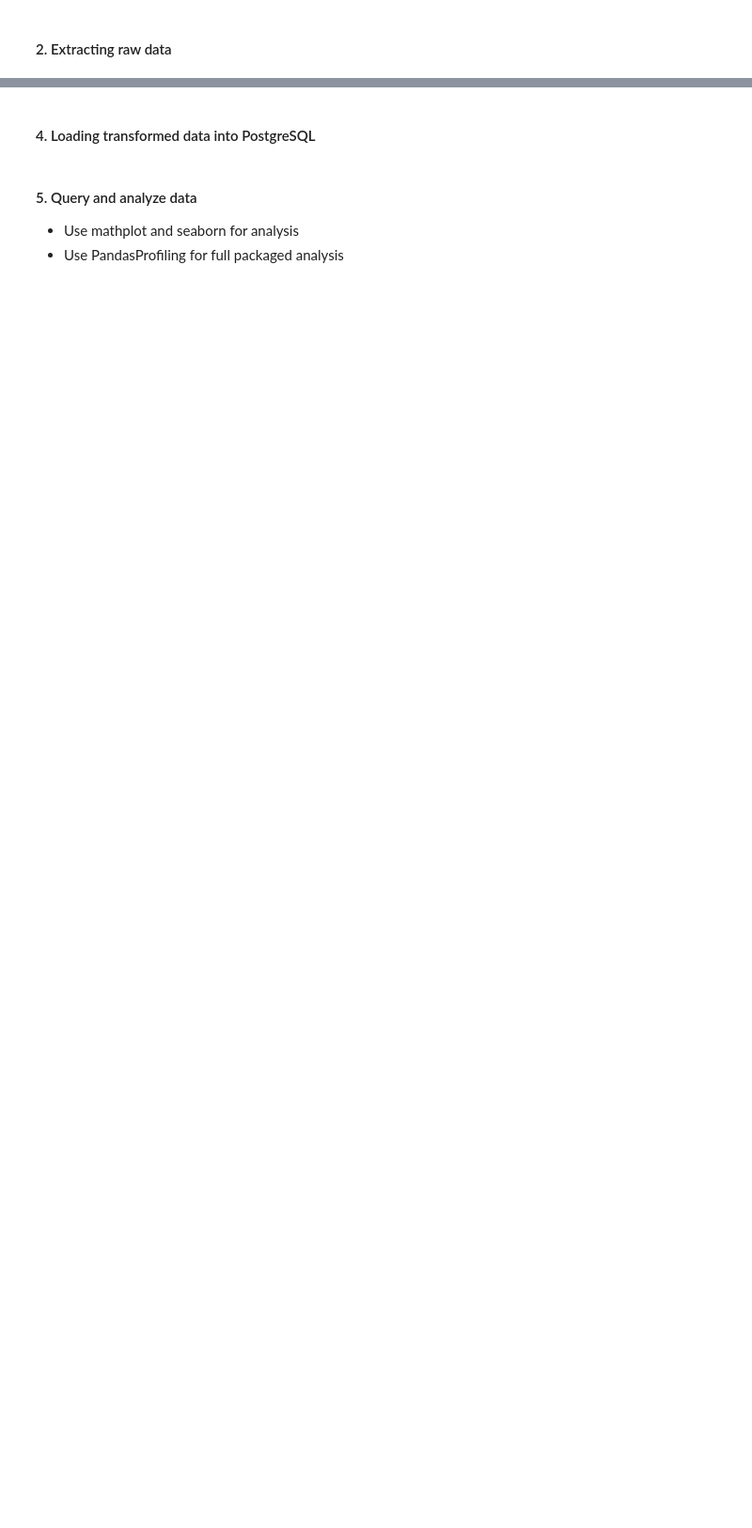
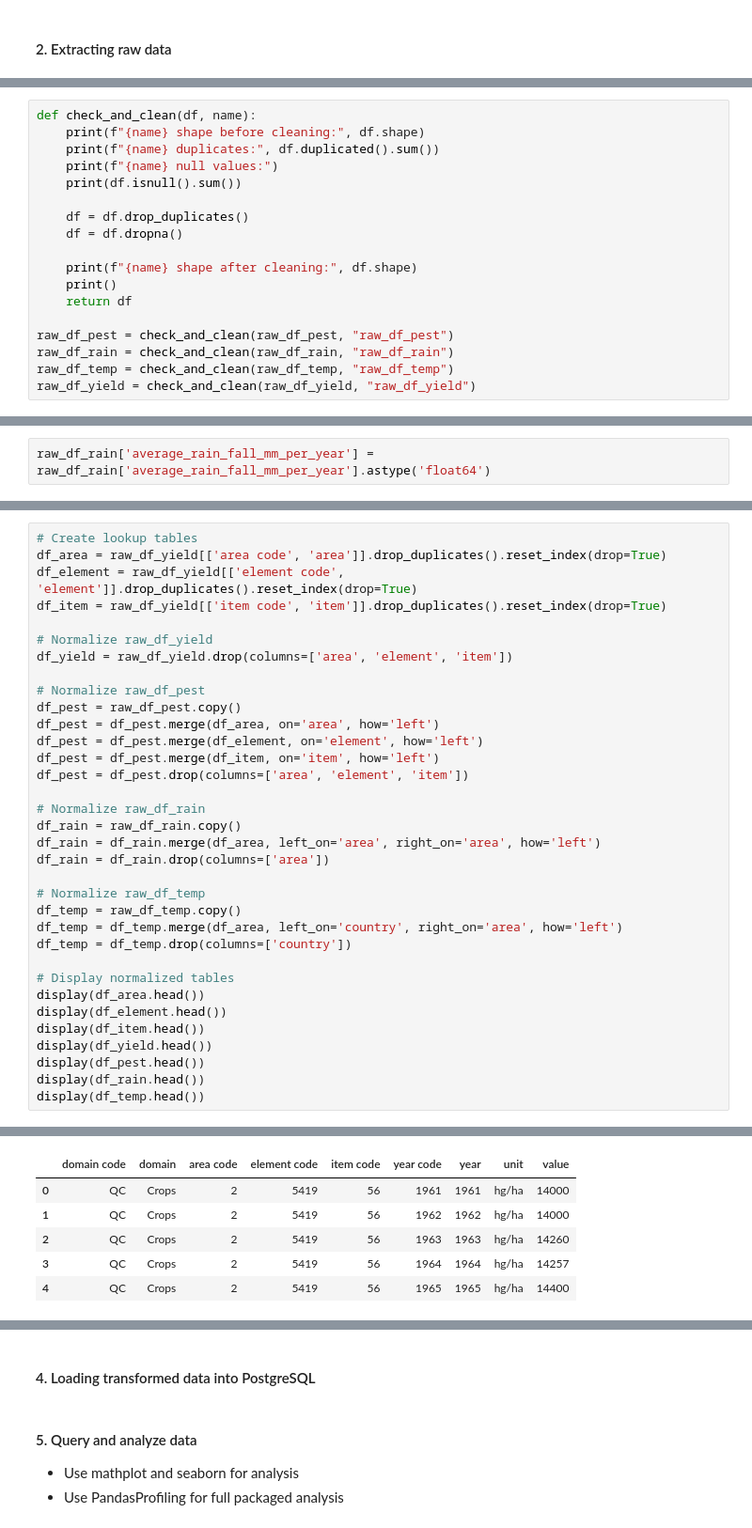
Before and after one commit to JamMeisy/college_cselec1c_finals, a Jupyter notebook: finals.ipynb, the cells around one changed output, grey strips where cells are left out. Shown at 94% size. Cells and saved outputs as stored; diff of their text form; blank space fills up the shorter version.

```diff
--- a/finals.ipynb
+++ b/finals.ipynb
@@ -15,0 +72,18 @@ Path to dataset files: C:\Users\Jam\.cache\kagglehub\datasets\patelris\crop-yiel
+# %%
+def check_and_clean(df, name):
+    print(f"{name} shape before cleaning:", df.shape)
+    print(f"{name} duplicates:", df.duplicated().sum())
+    print(f"{name} null values:")
+    print(df.isnull().sum())
+
+    df = df.drop_duplicates()
+    df = df.dropna()
+
+    print(f"{name} shape after cleaning:", df.shape)
+    print()
+    return df
+
+raw_df_pest = check_and_clean(raw_df_pest, "raw_df_pest")
+raw_df_rain = check_and_clean(raw_df_rain, "raw_df_rain")
+raw_df_temp = check_and_clean(raw_df_temp, "raw_df_temp")
+raw_df_yield = check_and_clean(raw_df_yield, "raw_df_yield")
@@ -15,0 +137,2 @@ Path to dataset files: C:\Users\Jam\.cache\kagglehub\datasets\patelris\crop-yiel
+# %%
+raw_df_rain['average_rain_fall_mm_per_year'] = raw_df_rain['average_rain_fall_mm_per_year'].astype('float64')
@@ -15,0 +141,35 @@ Path to dataset files: C:\Users\Jam\.cache\kagglehub\datasets\patelris\crop-yiel
+# %%
+# Create lookup tables
+df_area = raw_df_yield[['area code', 'area']].drop_duplicates().reset_index(drop=True)
+df_element = raw_df_yield[['element code', 'element']].drop_duplicates().reset_index(drop=True)
+df_item = raw_df_yield[['item code', 'item']].drop_duplicates().reset_index(drop=True)
+
+# Normalize raw_df_yield
+df_yield = raw_df_yield.drop(columns=['area', 'element', 'item'])
+
+# Normalize raw_df_pest
+df_pest = raw_df_pest.copy()
+df_pest = df_pest.merge(df_area, on='area', how='left')
+df_pest = df_pest.merge(df_element, on='element', how='left')
+df_pest = df_pest.merge(df_item, on='item', how='left')
+df_pest = df_pest.drop(columns=['area', 'element', 'item'])
+
+# Normalize raw_df_rain
+df_rain = raw_df_rain.copy()
+df_rain = df_rain.merge(df_area, left_on='area', right_on='area', how='left')
+df_rain = df_rain.drop(columns=['area'])
+
+# Normalize raw_df_temp
+df_temp = raw_df_temp.copy()
+df_temp = df_temp.merge(df_area, left_on='country', right_on='area', how='left')
+df_temp = df_temp.drop(columns=['country'])
+
+# Display normalized tables
+display(df_area.head())
+display(df_element.head())
+display(df_item.head())
+display(df_yield.head())
+display(df_pest.head())
+display(df_rain.head())
+display(df_temp.head())
+# %% [output]
@@ -15,0 +190,6 @@ Path to dataset files: C:\Users\Jam\.cache\kagglehub\datasets\patelris\crop-yiel
+|  | domain code | domain | area code | element code | item code | year code | year | unit | value |
+| 0 | QC | Crops | 2 | 5419 | 56 | 1961 | 1961 | hg/ha | 14000 |
+| 1 | QC | Crops | 2 | 5419 | 56 | 1962 | 1962 | hg/ha | 14000 |
+| 2 | QC | Crops | 2 | 5419 | 56 | 1963 | 1963 | hg/ha | 14260 |
+| 3 | QC | Crops | 2 | 5419 | 56 | 1964 | 1964 | hg/ha | 14257 |
+| 4 | QC | Crops | 2 | 5419 | 56 | 1965 | 1965 | hg/ha | 14400 |
```
Also changed, not shown: parts of 36 cells of this notebook.
